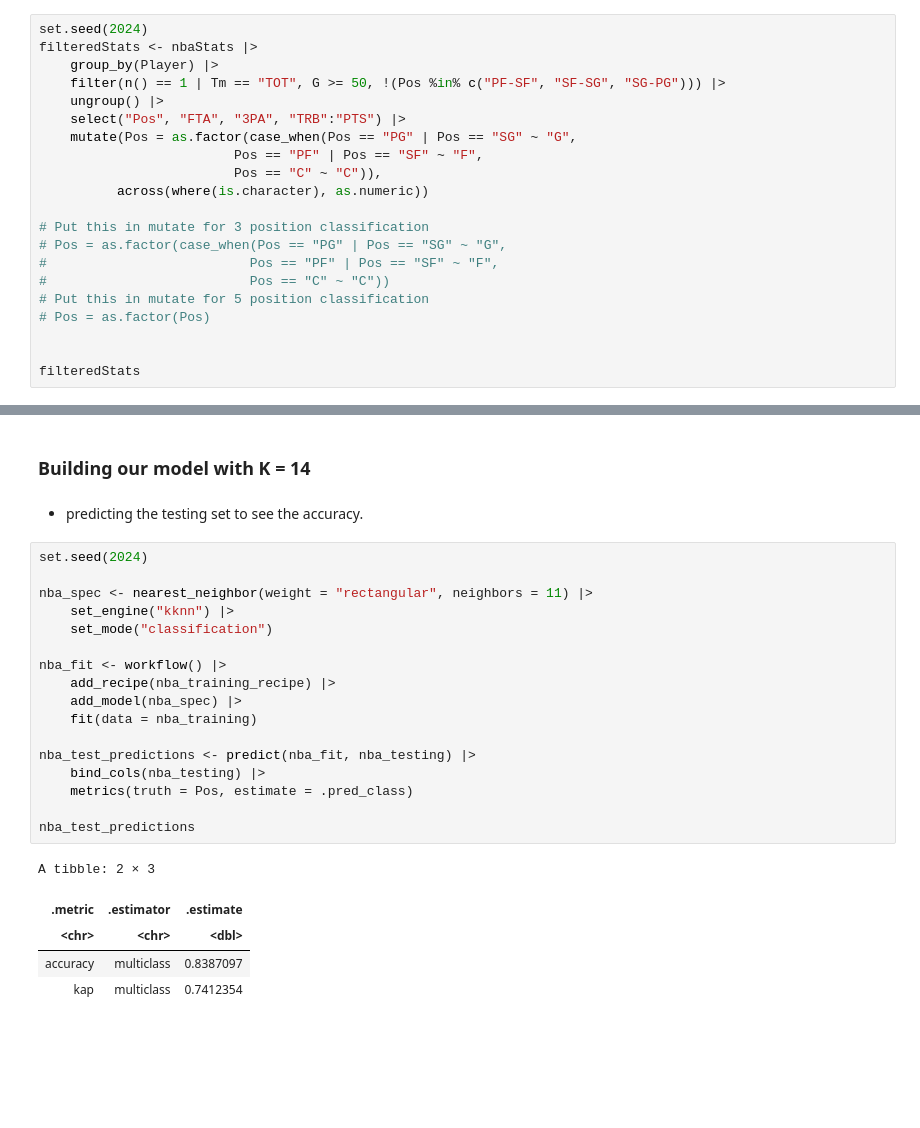
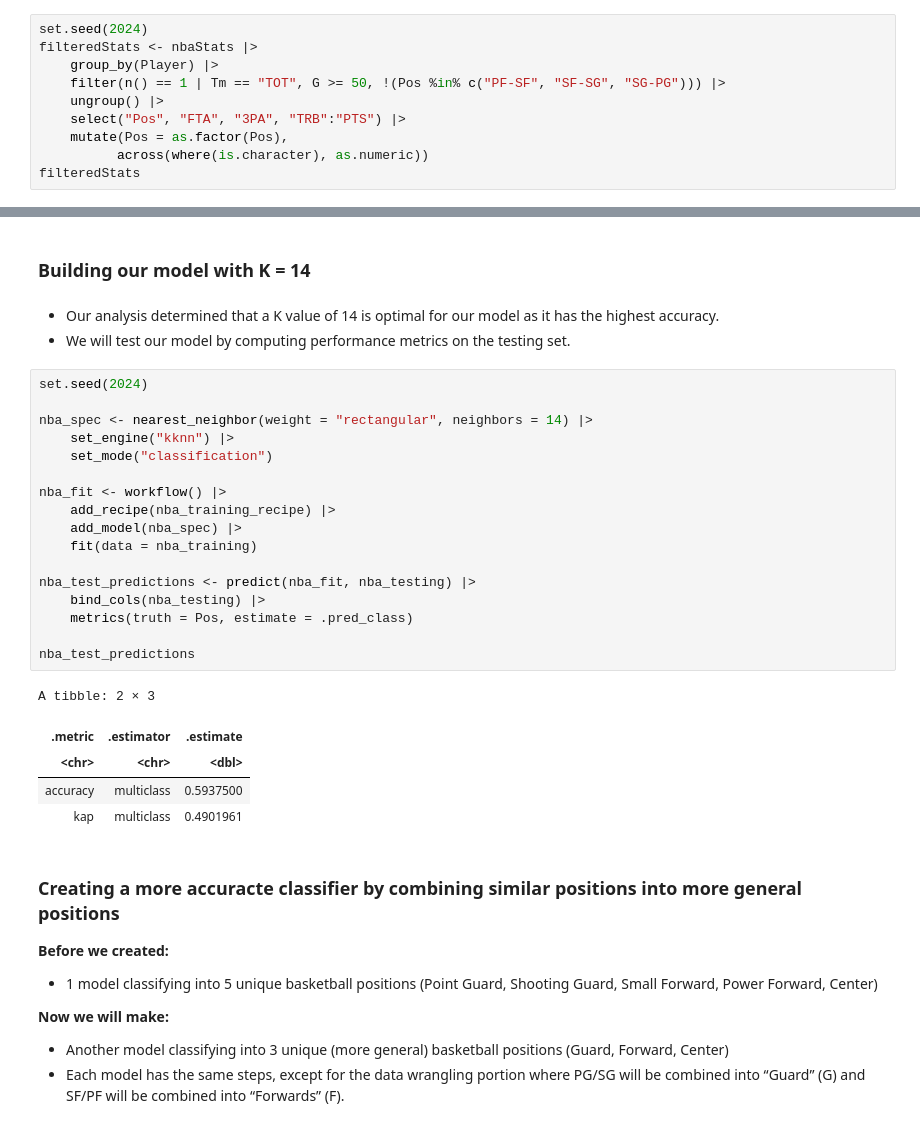
Before and after one commit to Elalalaqqq/DSCI-100-2023W2-GROUP-28, a Jupyter notebook: Report.ipynb, the cells around one changed output, grey strips where cells are left out. Drawn from its saved outputs; the diff is of its cells as text; blank space fills up the shorter version.

```diff
--- a/Report.ipynb
+++ b/Report.ipynb
@@ -72,19 +63,8 @@ filteredStats <- nbaStats |>
     filter(n() == 1 | Tm == "TOT", G >= 50, !(Pos %in% c("PF-SF", "SF-SG", "SG-PG"))) |>
     ungroup() |>
     select("Pos", "FTA", "3PA", "TRB":"PTS") |>
-    mutate(Pos = as.factor(case_when(Pos == "PG" | Pos == "SG" ~ "G",
-                         Pos == "PF" | Pos == "SF" ~ "F",
-                         Pos == "C" ~ "C")),
+    mutate(Pos = as.factor(Pos),
           across(where(is.character), as.numeric))
-
-# Put this in mutate for 3 position classification
-# Pos = as.factor(case_when(Pos == "PG" | Pos == "SG" ~ "G",
-#                          Pos == "PF" | Pos == "SF" ~ "F",
-#                          Pos == "C" ~ "C"))
-# Put this in mutate for 5 position classification
-# Pos = as.factor(Pos)
-
-
 filteredStats
 # %% [output]
 A tibble: 295 × 10
@@ -189,27 +159,36 @@ k_accuracy_plot
 # %% [markdown]
 ### Building our model with K = 14
 # %% [markdown]
-- predicting the testing set to see the accuracy.
+- Our analysis determined that a K value of 14 is optimal for our model as it has the highest accuracy.
+- We will test our model by computing performance metrics on the testing set.
 # %%
 set.seed(2024)
 
-nba_spec <- nearest_neighbor(weight = "rectangular", neighbors = 11) |>
+nba_spec <- nearest_neighbor(weight = "rectangular", neighbors = 14) |>
     set_engine("kknn") |>
     set_mode("classification")
 
 nba_fit <- workflow() |>
     add_recipe(nba_training_recipe) |>
     add_model(nba_spec) |>
     fit(data = nba_training)
 
 nba_test_predictions <- predict(nba_fit, nba_testing) |>
     bind_cols(nba_testing) |>
     metrics(truth = Pos, estimate = .pred_class)
 
 nba_test_predictions
 # %% [output]
 A tibble: 2 × 3
 | .metric | .estimator | .estimate |
 | <chr> | <chr> | <dbl> |
-| accuracy | multiclass | 0.8387097 |
-| kap | multiclass | 0.7412354 |
+| accuracy | multiclass | 0.5937500 |
+| kap | multiclass | 0.4901961 |
+# %% [markdown]
+### Creating a more accuracte classifier by combining similar positions into more general positions
+**Before we created:**
+- 1 model classifying into 5 unique basketball positions (Point Guard, Shooting Guard, Small Forward, Power Forward, Center)
+
+**Now we will make:**
+- Another model classifying into 3 unique (more general) basketball positions (Guard, Forward, Center)
+- Each model has the same steps, except for the data wrangling portion where PG/SG will be combined into “Guard” (G) and SF/PF will be combined into “Forwards” (F).
```
Also changed, not shown: parts of 19 cells of this notebook.
